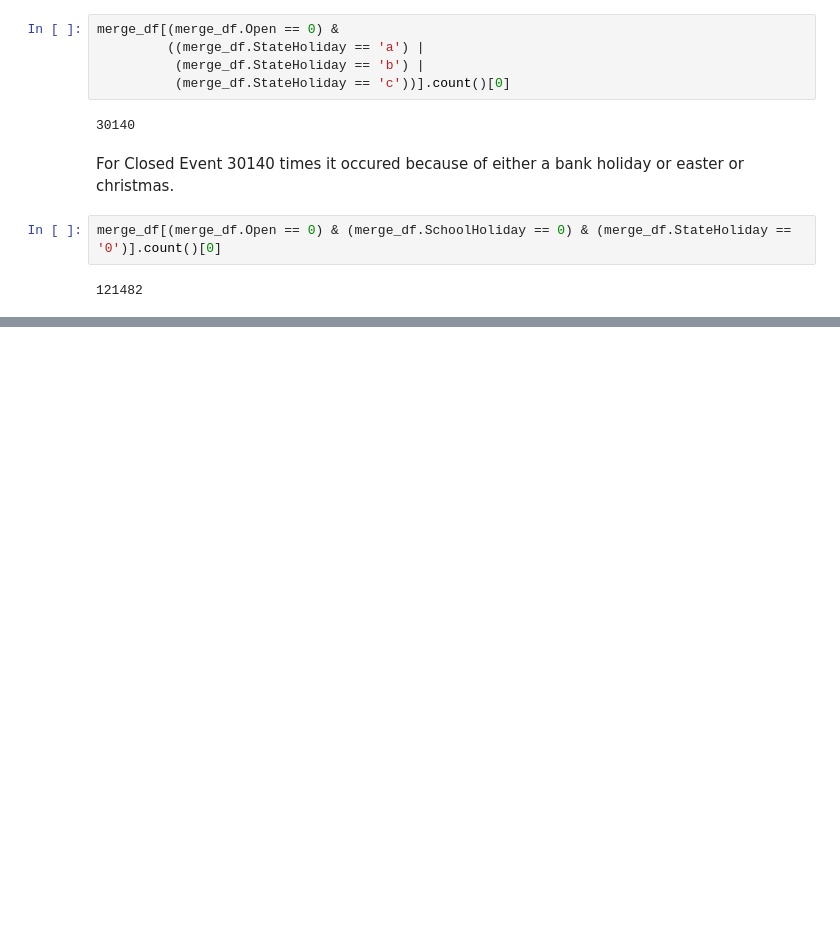
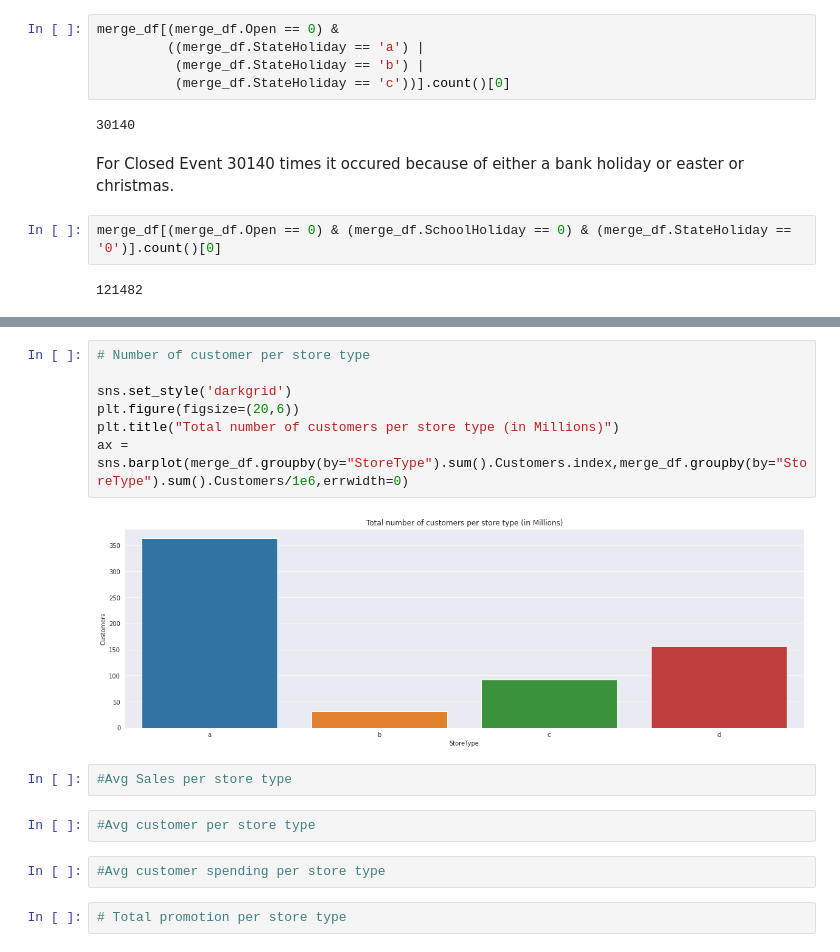
Before and after one commit to vivek16pawar/Retail-Sales-Prediction, a Jupyter notebook: Rossmann_Sales_Prediction_Capstone_Project.ipynb, the cells around one changed output, grey strips where cells are left out. Drawn from its saved outputs; the diff is of its cells as text; blank space fills up the shorter version.

```diff
--- a/Rossmann_Sales_Prediction_Capstone_Project.ipynb
+++ b/Rossmann_Sales_Prediction_Capstone_Project.ipynb
@@ -193,0 +304,17 @@ merge_df[(merge_df.Open == 0) & (merge_df.SchoolHoliday == 0) & (merge_df.StateH
+# %%
+# Number of customer per store type
+
+sns.set_style('darkgrid')
+plt.figure(figsize=(20,6))
+plt.title("Total number of customers per store type (in Millions)")
+ax = sns.barplot(merge_df.groupby(by="StoreType").sum().Customers.index,merge_df.groupby(by="StoreType").sum().Customers/1e6,errwidth=0)
+# %% [output]
+[figure, added]
+# %%
+#Avg Sales per store type
+# %%
+#Avg customer per store type
+# %%
+#Avg customer spending per store type
+# %%
+# Total promotion per store type
```
Also changed, not shown: parts of 26 cells of this notebook.
